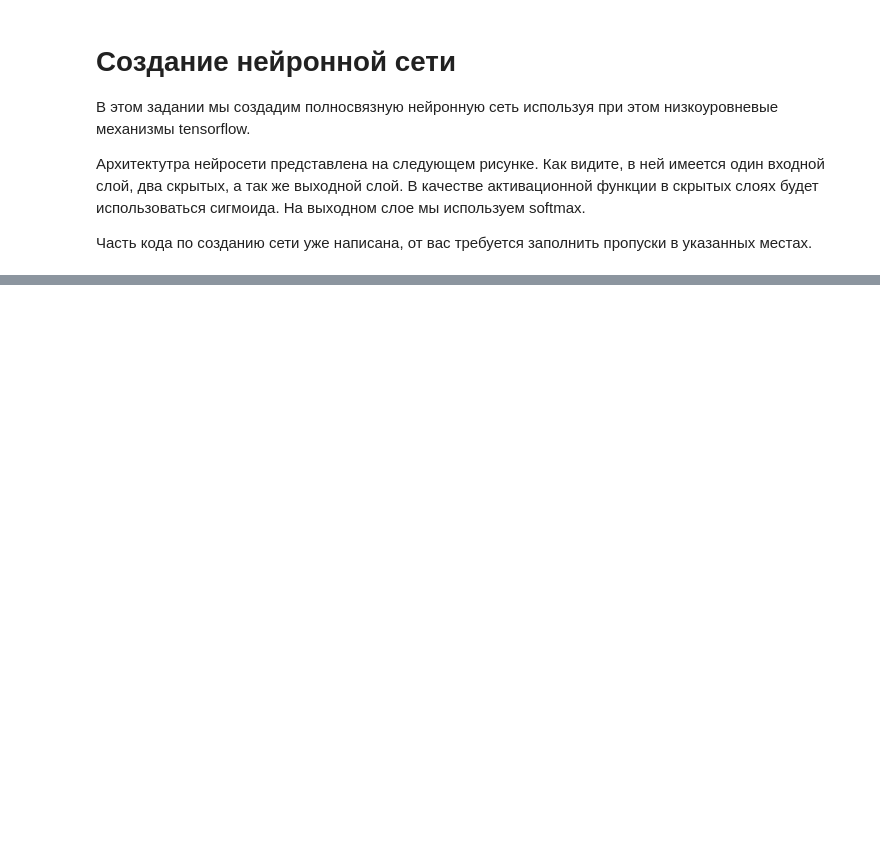
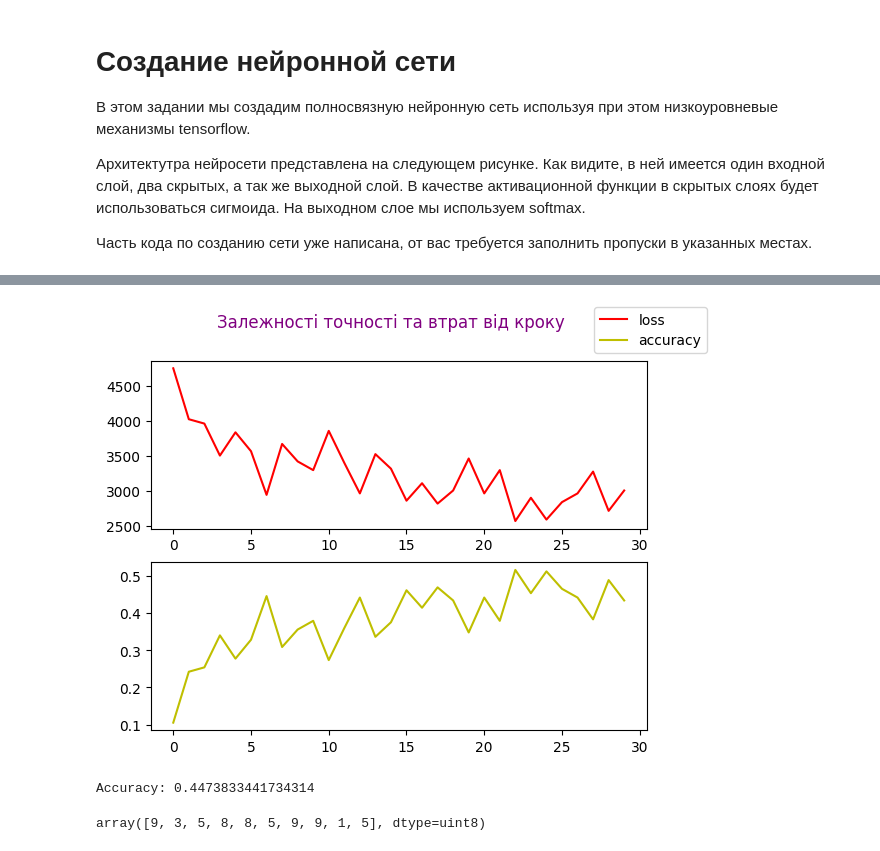
Before and after one commit to Igor-Mozharov/DS_8, a Jupyter notebook: tensorflow_mnist_hw.ipynb, the cells around one changed output, grey strips where cells are left out. Drawn from its saved outputs; the diff is of its cells as text; code cells hidden in the pictures; blank space fills up the shorter version.

```diff
--- a/tensorflow_mnist_hw.ipynb
+++ b/tensorflow_mnist_hw.ipynb
@@ -79,7 +79,7 @@ class NN(tf.Module):
     self.layer_2 = DenseLayer(in_features=n_hidden_1, out_features=n_hidden_2)
 
     # Выходной слой
-    self.layer_final = DenseLayer(in_features=n_hidden_2, out_features=1)
+    self.layer_final = DenseLayer(in_features=n_hidden_2, out_features=num_classes)
 
   def __call__(self, x):
     x = self.layer_1(x)
@@ -107,9 +107,9 @@ def cross_entropy(y_pred, y_true):
 
 # В качестве метрики качества используем точность
 def accuracy(y_pred, y_true):
-    accur = tf.keras.metrics.Accuracy()
-    accur.update_state(y_pred, y_true)
-    return accur.result().numpy()
+    accur = tf.metrics.Accuracy()
+    accur.update_state(y_true, tf.argmax(y_pred, axis=1))
+    return accur.result()
 # %%
 # Создадим экзампляр нейронной сети
 neural_net = NN(name="mnist")
@@ -128,10 +128,10 @@ def train(nn, input_x, output_y):
     trainable_variables = nn.trainable_variables
 
     # Вычислим по ним значение градиента
-    grad = g.gradient(cross_entropy(input_x, output_y), trainable_variables)
+    grad = g.gradient(loss, trainable_variables)
 
     # Модифицируем параметры
-    nn.trainable_variables.assign_sub(learning_rate * trainable_variables)
+    optimizer.apply_gradients(zip(grad, trainable_variables))
 # %%
 # Тренировка сети
 
@@ -162,5 +178,11 @@ InvalidArgumentError: {{function_node __wrapped__Mul_device_/job:localhost/repli
 # %%
 # Выведите графики зависимости изменения точности и потерь от шага
 # Если все сделано правильно, то точность должна расти, а потери уменьшаться
-
-# Место для вашего кода
+fig, axs = plt.subplots(2)
+fig.suptitle('Залежності точності та втрат від кроку', c='purple')
+axs[0].plot(loss_history, c='r', label='loss')
+axs[1].plot(accuracy_history, c='y', label='accuracy')
+fig.legend()
+plt.show()
+# %% [output]
+[figure, added]
@@ -171,7 +189,17 @@ InvalidArgumentError: {{function_node __wrapped__Mul_device_/job:localhost/repli
+# %%
+# Вычислите точность обученной нейросети
+
+accuracy_net = accuracy(neural_net(x_train), y_train)
+print(f"Accuracy: {accuracy_net}")
+# %% [output]
+Accuracy: 0.4473833441734314
 # %%
 # Протестируем обученную нейросеть на 10 изображениях. Из тестовой выборки возьмите 5
 # случайных изображений и передайте их в нейронню сеть.
 # Выведите изображение и выпишите рядом ответ нейросети.
 # Сделайте вывод о том ошибается ли ваша нейронная сеть и если да, то как часто?
 
-# Место для вашего кода
+test_img = np.random.permutation(x_test.shape[0])[0:100:10]
+y_test_pred = y_test[test_img]
+# %% [output]
+array([9, 3, 5, 8, 8, 5, 9, 9, 1, 5], dtype=uint8)
```
Also changed, not shown: parts of 2 cells of this notebook.
